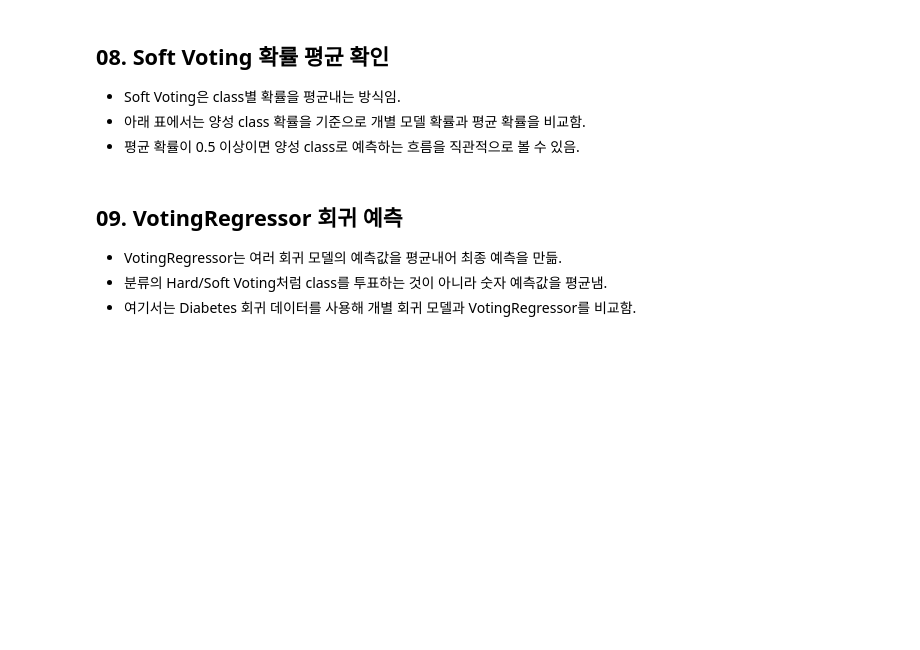
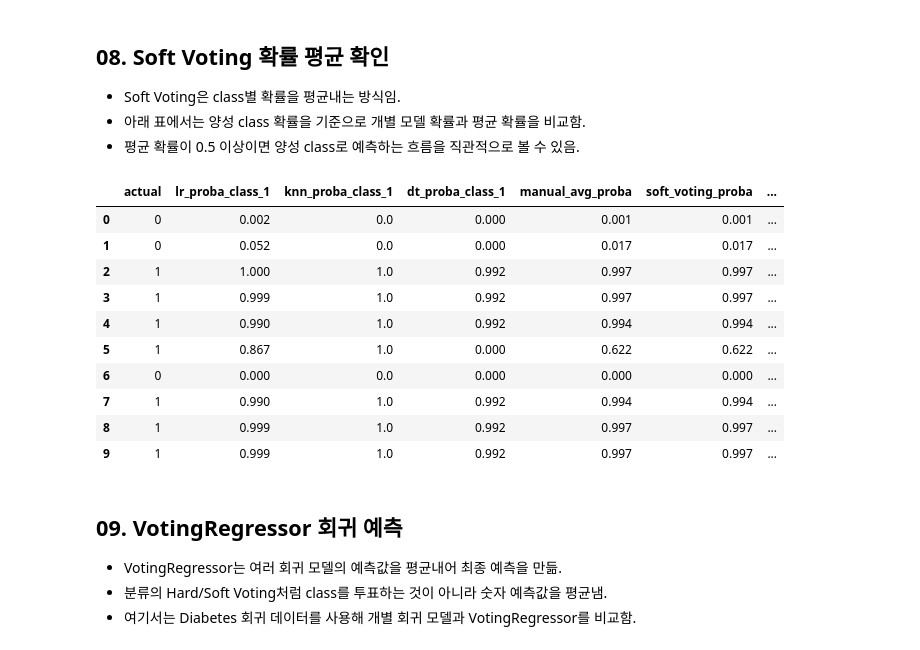
Before and after one commit to RabbitTasteDog-PRO/06_machine_learning, a Jupyter notebook: 05_ensemble/01_ensemble_voting.ipynb, the cells around one changed output. Drawn from its saved outputs; the diff is of its cells as text; code cells hidden in the pictures; blank space fills up the shorter version.

Commit message:
-record - 머신러닝 분류모델   - 앙상블   - Voting 개념 정리

```diff
--- a/05_ensemble/01_ensemble_voting.ipynb
+++ b/05_ensemble/01_ensemble_voting.ipynb
@@ -172,6 +334,46 @@ target 이름: ['malignant' 'benign']
 - Soft Voting은 class별 확률을 평균내는 방식임.
 - 아래 표에서는 양성 class 확률을 기준으로 개별 모델 확률과 평균 확률을 비교함.
 - 평균 확률이 0.5 이상이면 양성 class로 예측하는 흐름을 직관적으로 볼 수 있음.
+# %%
+sample_start = 20
+sample_stop = 30
+
+trained_lr, trained_knn, trained_dt = soft_voting_clf.estimators_
+
+# predict_proba(): 각 class에 속할 확률을 반환함.
+lr_proba = trained_lr.predict_proba(voting_X_test_scaled[sample_start:sample_stop])[:, 1]
+knn_proba = trained_knn.predict_proba(voting_X_test_scaled[sample_start:sample_stop])[:, 1]
+dt_proba = trained_dt.predict_proba(voting_X_test_scaled[sample_start:sample_stop])[:, 1]
+
+# soft_voting_clf.predict_proba(): 내부 모델들의 class별 확률을 평균낸 최종 확률을 반환함.
+soft_proba = soft_voting_clf.predict_proba(voting_X_test_scaled[sample_start:sample_stop])[:, 1]
+
+soft_proba_df = pd.DataFrame({
+    'actual': voting_y_test.to_numpy()[sample_start:sample_stop],
+    'lr_proba_class_1': lr_proba,
+    'knn_proba_class_1': knn_proba,
+    'dt_proba_class_1': dt_proba,
+
+    # manual_avg_proba: 개별 모델 확률을 직접 평균낸 값.
+    # soft_voting_proba와 거의 같아야 Soft Voting의 계산 방식을 이해할 수 있음.
+    'manual_avg_proba': (lr_proba + knn_proba + dt_proba) / 3,
+    'soft_voting_proba': soft_proba,
+    'soft_voting_pred': soft_voting_clf.predict(voting_X_test_scaled[sample_start:sample_stop])
+})
+
+display(soft_proba_df.round(3))
+# %% [output]
+|  | actual | lr_proba_class_1 | knn_proba_class_1 | dt_proba_class_1 | manual_avg_proba | soft_voting_proba | ... |
+| 0 | 0 | 0.002 | 0.0 | 0.000 | 0.001 | 0.001 | ... |
+| 1 | 0 | 0.052 | 0.0 | 0.000 | 0.017 | 0.017 | ... |
+| 2 | 1 | 1.000 | 1.0 | 0.992 | 0.997 | 0.997 | ... |
+| 3 | 1 | 0.999 | 1.0 | 0.992 | 0.997 | 0.997 | ... |
+| 4 | 1 | 0.990 | 1.0 | 0.992 | 0.994 | 0.994 | ... |
+| 5 | 1 | 0.867 | 1.0 | 0.000 | 0.622 | 0.622 | ... |
+| 6 | 0 | 0.000 | 0.0 | 0.000 | 0.000 | 0.000 | ... |
+| 7 | 1 | 0.990 | 1.0 | 0.992 | 0.994 | 0.994 | ... |
+| 8 | 1 | 0.999 | 1.0 | 0.992 | 0.997 | 0.997 | ... |
+| 9 | 1 | 0.999 | 1.0 | 0.992 | 0.997 | 0.997 | ... |
 # %% [markdown]
 ## 09. VotingRegressor 회귀 예측
 
```
Also changed, not shown: parts of 8 cells of this notebook.
